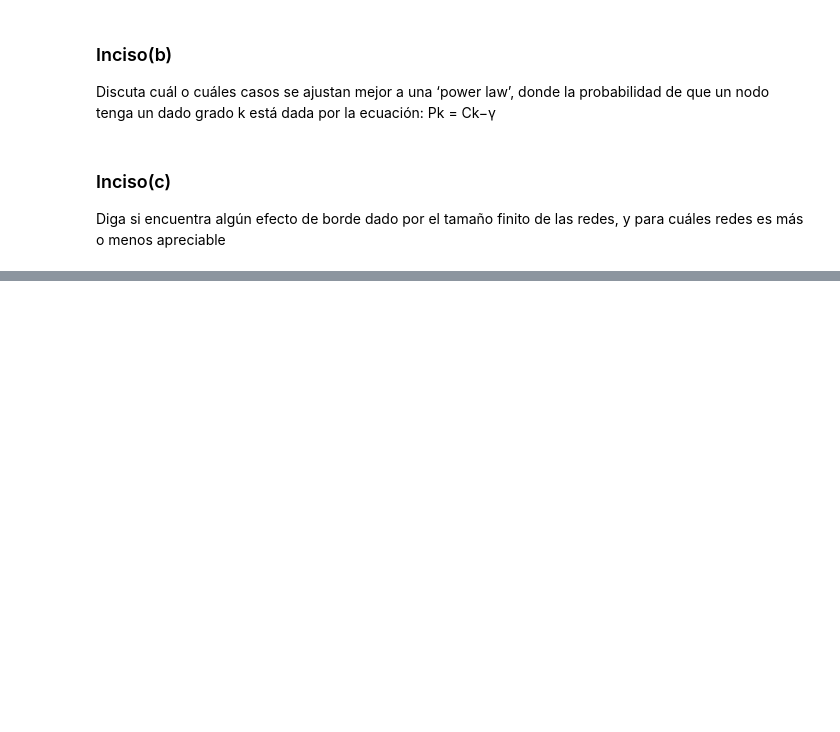
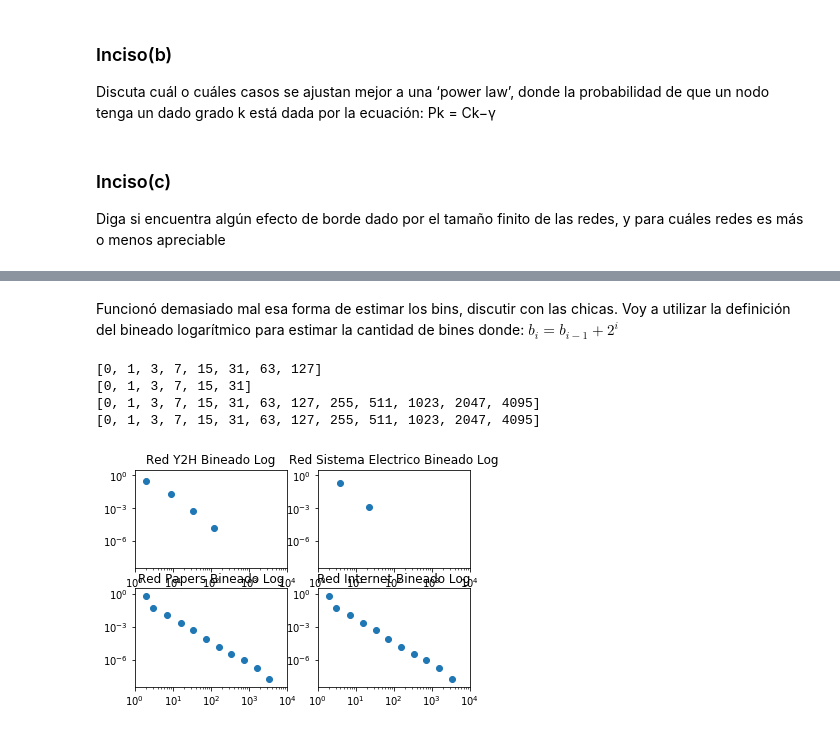
Before and after one commit to LunaKadysz/Redes, a Jupyter notebook: TPC_02/TPC_02_luna.ipynb, the cells around one changed output, grey strips where cells are left out. Cells and saved outputs as stored; diff of their text form; code cells hidden in the pictures; blank space fills up the shorter version.

```diff
--- a/TPC_02/TPC_02_luna.ipynb
+++ b/TPC_02/TPC_02_luna.ipynb
@@ -111 +131,45 @@ redes es más o menos apreciable
+# %% [markdown]
+Funcionó demasiado mal esa forma de estimar los bins, discutir con las chicas.
+Voy a utilizar la definición del bineado logarítmico para estimar la cantidad de bines donde:
+    $b_{i} = b_{i-1} + 2^{i}$
+# %%
+
+def log_binning_2(red):
+    Grafo,Grados = info_red(red)
+    lista_grados= [val for (node, val) in Grados]
+
+    b = [0]
+    i=0
+    while b[-1] <= max(lista_grados):
+        bi = b[-1] + 2**i
+        b.append(bi)
+        i += 1
+
+    num_bins = len(b)
+    print(b)
+    espaciado_log = np.logspace(0, 4, endpoint=True, base=10,num=num_bins)
+
+    hist,binedges = np.histogram(lista_grados,espaciado_log,density=True)
+    bincenters = np.round(np.mean(np.vstack([binedges[0:-1],binedges[1:]]), axis=0))
+    Hist = np.array((bincenters,hist)).T
+    Hist = np.array([i for i in Hist if i[1]*1 != 0.0]).T #me saco de encima los grados con P_{k} = 0
+
+    return Hist[0],Hist[1]
+
+for i, red in enumerate(redes.keys()):
+    #plot bineado logaritmico
+    x,y = log_binning_2(redes[red])
+    plt.subplot(221+i)
+    plt.scatter(x,y)
+    plt.title(f"Red {red} Bineado Log")
+    plt.yscale("log")
+    plt.xscale("log")
+    plt.xlim(10**0,10**4)
+    plt.ylim(10**-8.5,10**0.5)
+# %% [output]
+[0, 1, 3, 7, 15, 31, 63, 127]
+[0, 1, 3, 7, 15, 31]
+[0, 1, 3, 7, 15, 31, 63, 127, 255, 511, 1023, 2047, 4095]
+[0, 1, 3, 7, 15, 31, 63, 127, 255, 511, 1023, 2047, 4095]
+[figure, added]
 # %% [markdown]
```
Also changed, not shown: parts of 7 cells of this notebook.
